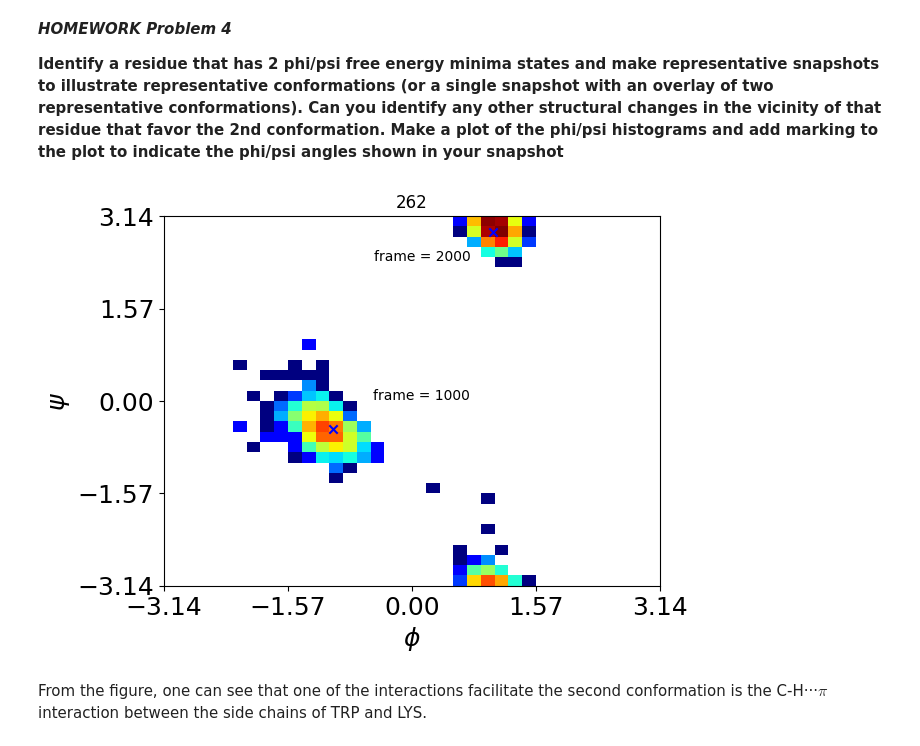
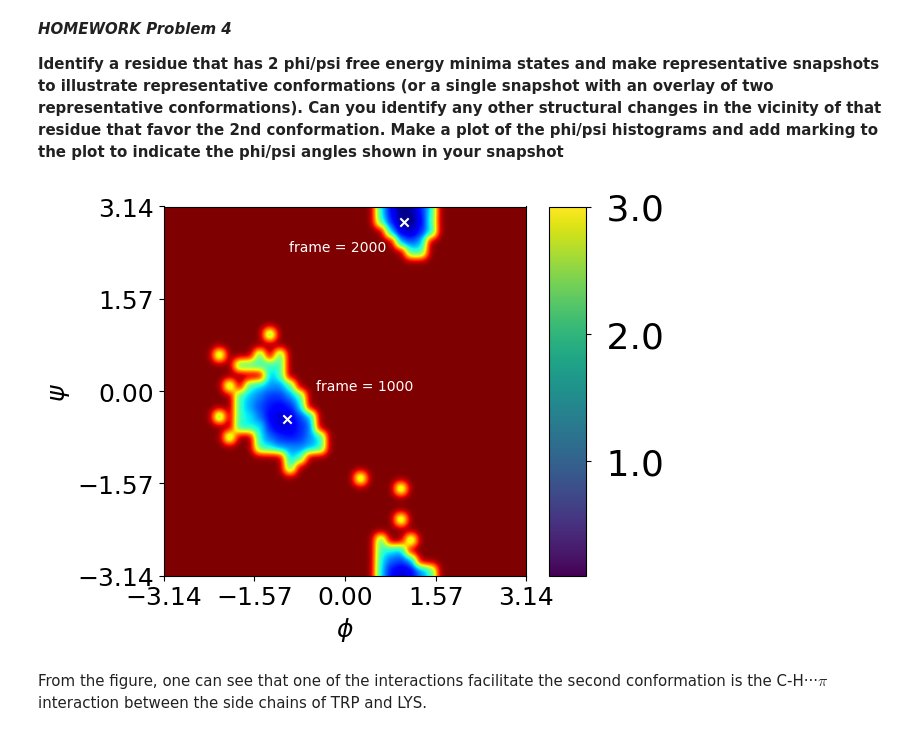
Before and after one commit to alanzy199/CHEM101.6, a Jupyter notebook: week3/homework_week3.ipynb, the cells around one changed output. Cells and saved outputs as stored; diff of their text form; code cells hidden in the pictures.

```diff
--- a/week3/homework_week3.ipynb
+++ b/week3/homework_week3.ipynb
@@ -316,31 +306,40 @@ plt.show()
 ***HOMEWORK Problem 4***
 
 **Identify a residue that has 2 phi/psi free energy minima states and make representative snapshots to illustrate representative conformations (or a single snapshot with an overlay of two representative conformations).  Can you identify any other structural changes in the vicinity of that residue that favor the 2nd conformation.  Make a plot of the phi/psi histograms and add marking to the plot to indicate the phi/psi angles shown in your snapshot**
-# %%
-
-
-plt.hist2d(dihedral_dict['phi'][262],dihedral_dict['psi'][262],bins=36,range=[[-3.14,3.14],[-3.14,3.14]], norm=colors.LogNorm(),cmap='jet')
-plt.xlabel('$\phi$', size=18)
-plt.ylabel('$\psi$', size=18)
-plt.xticks([-3.14,-3.14/2,0,3.14/2,3.14],fontsize=35)
-plt.yticks([-3.14,-3.14/2,0,3.14/2,3.14],fontsize=35)
-plt.tick_params(labelsize=18)
-plt.title(262)
-
-
-phi_1 = dihedral_dict['phi'][262][1000]
-phi_2 = dihedral_dict['phi'][262][2000]
-
-psi_1 = dihedral_dict['psi'][262][1000]
-psi_2 = dihedral_dict['psi'][262][2000]
-
-plt.scatter([phi_1,phi_2],[psi_1,psi_2], marker="x",color = "blue")
-plt.text(phi_1+0.5,psi_1+0.5,"frame = 1000")
-plt.text(phi_2-1.5,psi_2-0.5,"frame = 2000")
-
-plt.show()
-# %% [output]
-[figure, removed]
+# %%
+
+free_energy,xedges,yedges=np.histogram2d(dihedral_dict['psi'][262],dihedral_dict['phi'][262],36,[[-3.14,3.14],[-3.14,3.14]],density=True,weights=None)
+free_energy=np.log(np.flipud(free_energy)+.000001)
+T=300
+kbT=T*0.008314/4.184 # kT in kcal/mol
+dG=-(kbT)*free_energy #Convert to kcal/mol
+plt.imshow(dG, interpolation='gaussian',extent=[yedges[0], yedges[-1], xedges[0], xedges[-1]],cmap='jet',aspect='auto')
+
+
+phi_1 = dihedral_dict['phi'][262][1000]
+phi_2 = dihedral_dict['phi'][262][2000]
+
+psi_1 = dihedral_dict['psi'][262][1000]
+psi_2 = dihedral_dict['psi'][262][2000]
+
+plt.scatter([phi_1,phi_2],[psi_1,psi_2], marker="x",color = "white")
+plt.text(phi_1+0.5,psi_1+0.5,"frame = 1000",color = "white")
+plt.text(phi_2-2.0,psi_2-0.5,"frame = 2000",color = "white")
+cbar_ticks=[0,1,2,3]
+cb = plt.colorbar(ticks=cbar_ticks, format=('% .1f'), aspect=10) # grab the Colorbar instance
+imaxes = plt.gca()
+plt.xticks([-3.14,-3.14/2,0,3.14/2,3.14],fontsize=35)
+plt.yticks([-3.14,-3.14/2,0,3.14/2,3.14],fontsize=35)
+plt.xlabel('$\phi$', size=18)
+plt.ylabel('$\psi$', size=18)
+plt.tick_params(labelsize=18)
+plt.axes(cb.ax)
+plt.clim(vmin=0.1,vmax=3.0)
+plt.yticks(size='26')
+plt.tight_layout()
+plt.show()
+# %% [output]
+[figure, added]
 # %% [markdown]
 From the figure, one can see that one of the interactions facilitate the second conformation is the C-H···$\pi$ interaction between the side chains of TRP and LYS.
 # %% [markdown]
```
Also changed, not shown: parts of 4 cells of this notebook, 10 other files.
